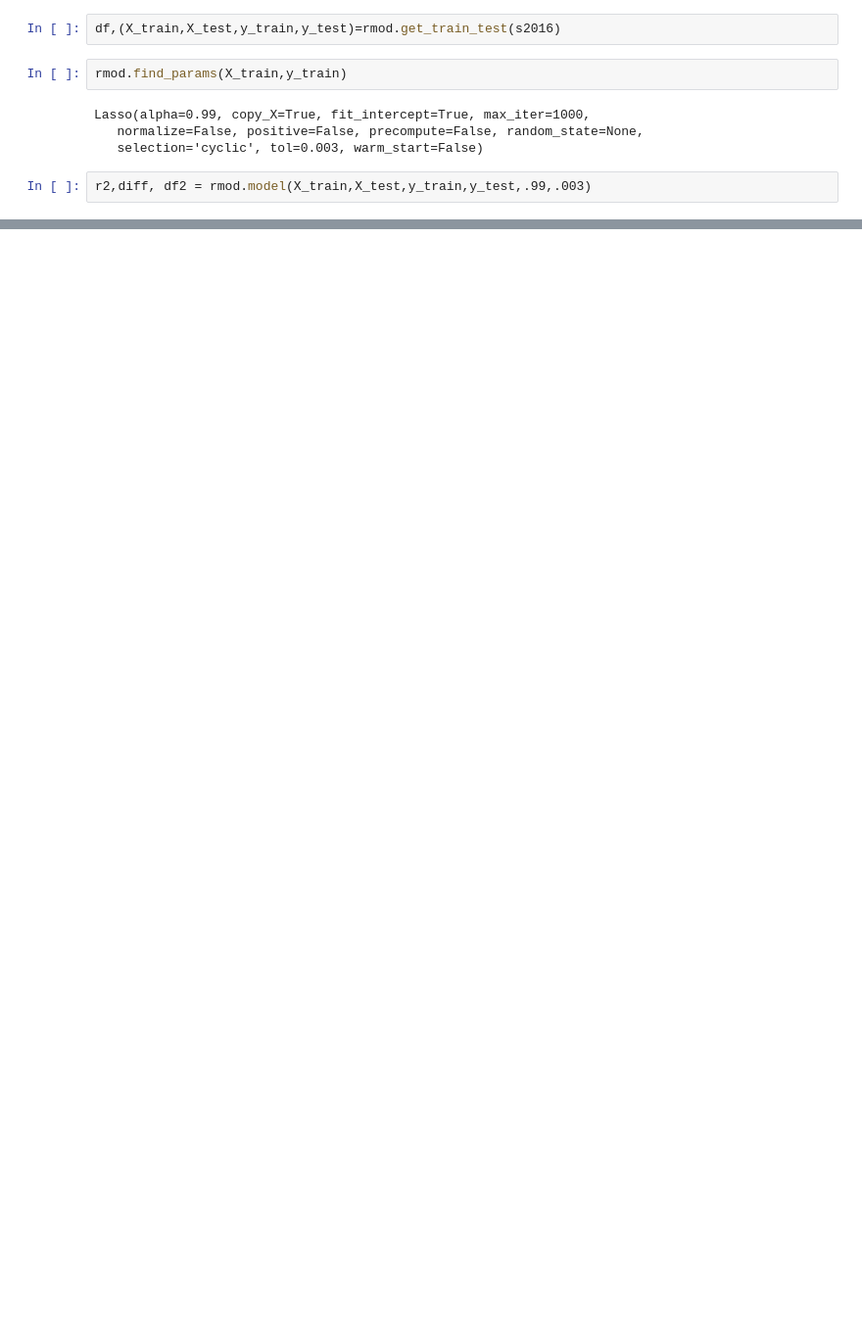
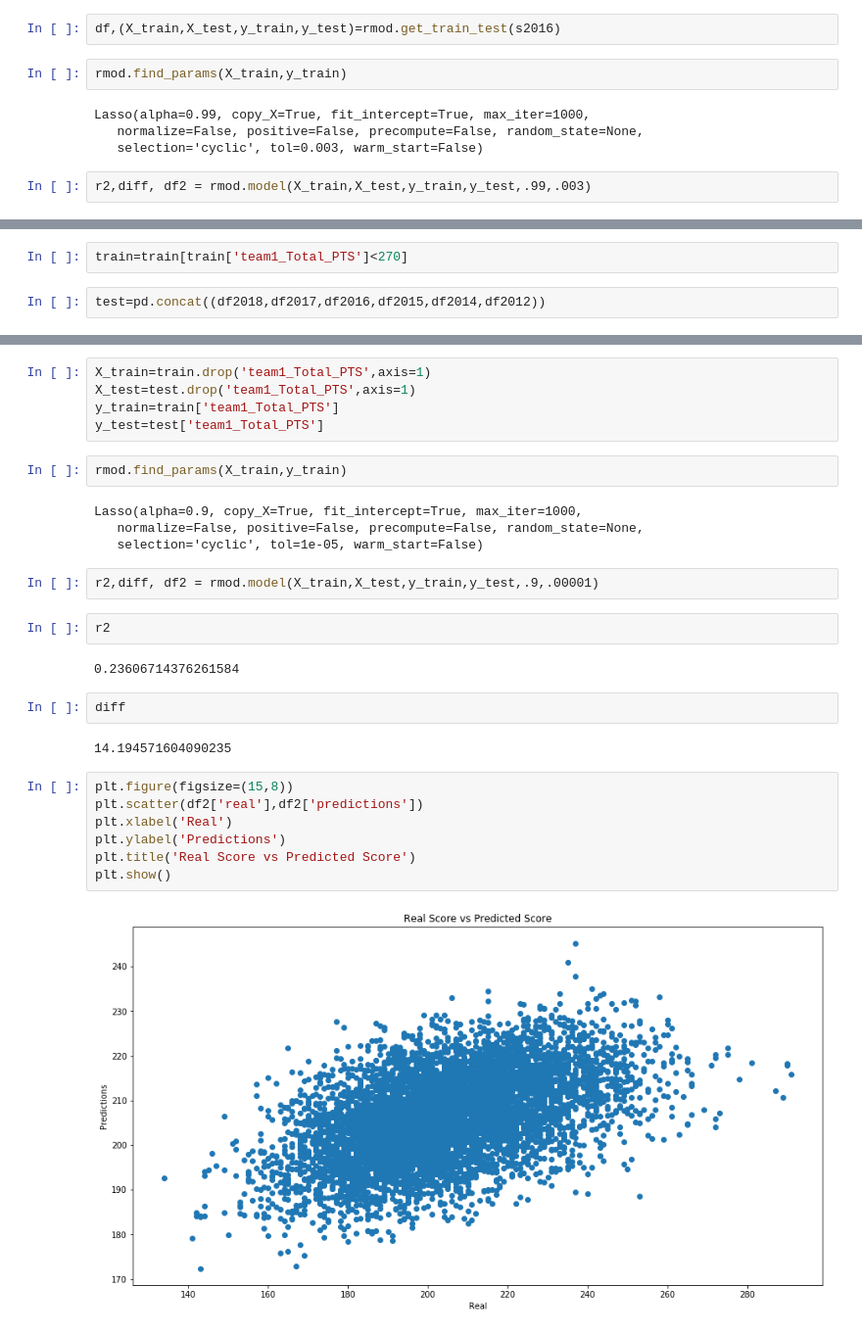
Before and after one commit to sadelson97/dsi_capstone, a Jupyter notebook: means_model.ipynb, the cells around one changed output, grey strips where cells are left out. Shown: that part at 98% size. Cells and saved outputs as stored; diff of their text form; blank space fills up the shorter version.

Commit message:
use model with grouped seasons

```diff
--- a/means_model.ipynb
+++ b/means_model.ipynb
@@ -320,0 +337,4 @@ s2017
+# %%
+train=train[train['team1_Total_PTS']<270]
+# %%
+test=pd.concat((df2018,df2017,df2016,df2015,df2014,df2012))
@@ -320,0 +363,30 @@ s2017
+# %%
+X_train=train.drop('team1_Total_PTS',axis=1)
+X_test=test.drop('team1_Total_PTS',axis=1)
+y_train=train['team1_Total_PTS']
+y_test=test['team1_Total_PTS']
+# %%
+rmod.find_params(X_train,y_train)
+# %% [output]
+Lasso(alpha=0.9, copy_X=True, fit_intercept=True, max_iter=1000,
+   normalize=False, positive=False, precompute=False, random_state=None,
+   selection='cyclic', tol=1e-05, warm_start=False)
+# %%
+r2,diff, df2 = rmod.model(X_train,X_test,y_train,y_test,.9,.00001)
+# %%
+r2
+# %% [output]
+0.23606714376261584
+# %%
+diff
+# %% [output]
+14.194571604090235
+# %%
+plt.figure(figsize=(15,8))
+plt.scatter(df2['real'],df2['predictions'])
+plt.xlabel('Real')
+plt.ylabel('Predictions')
+plt.title('Real Score vs Predicted Score')
+plt.show()
+# %% [output]
+[figure, added]
```
Also changed, not shown: parts of 27 cells of this notebook.
